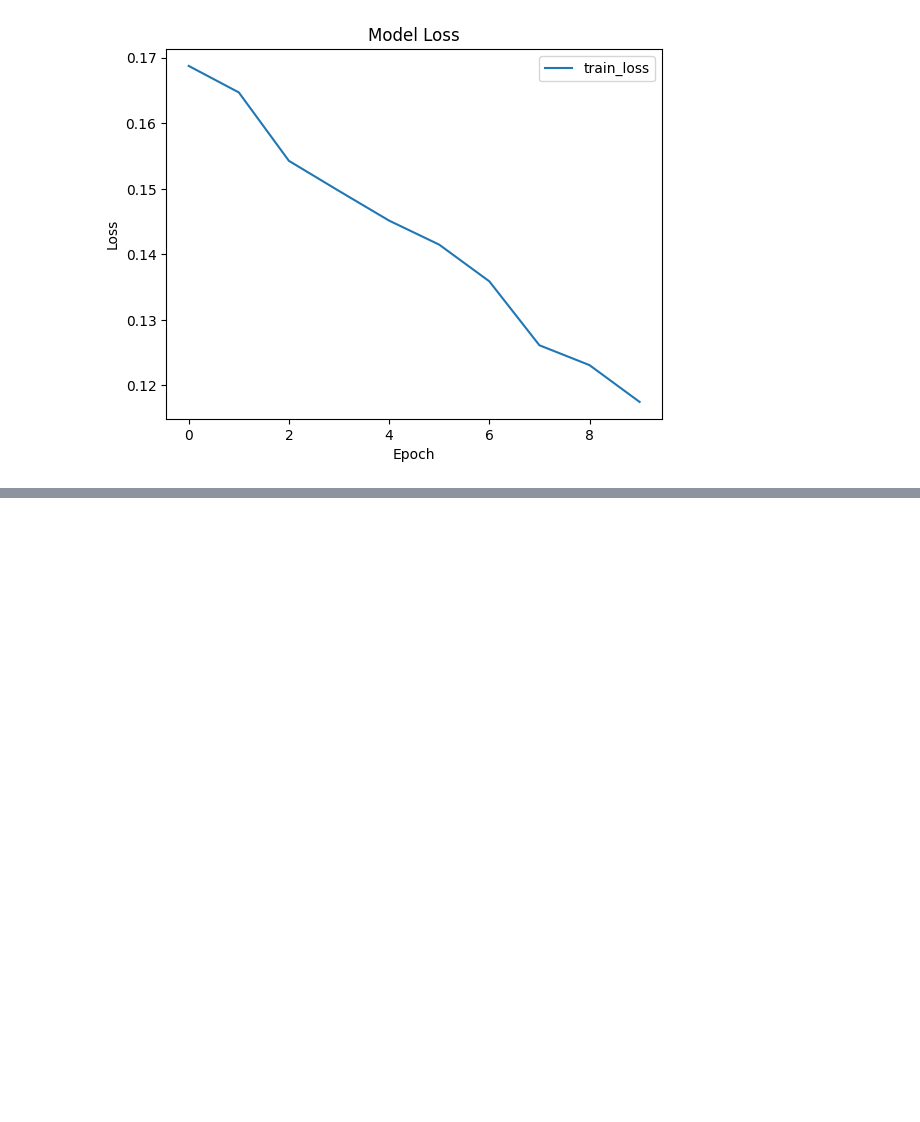
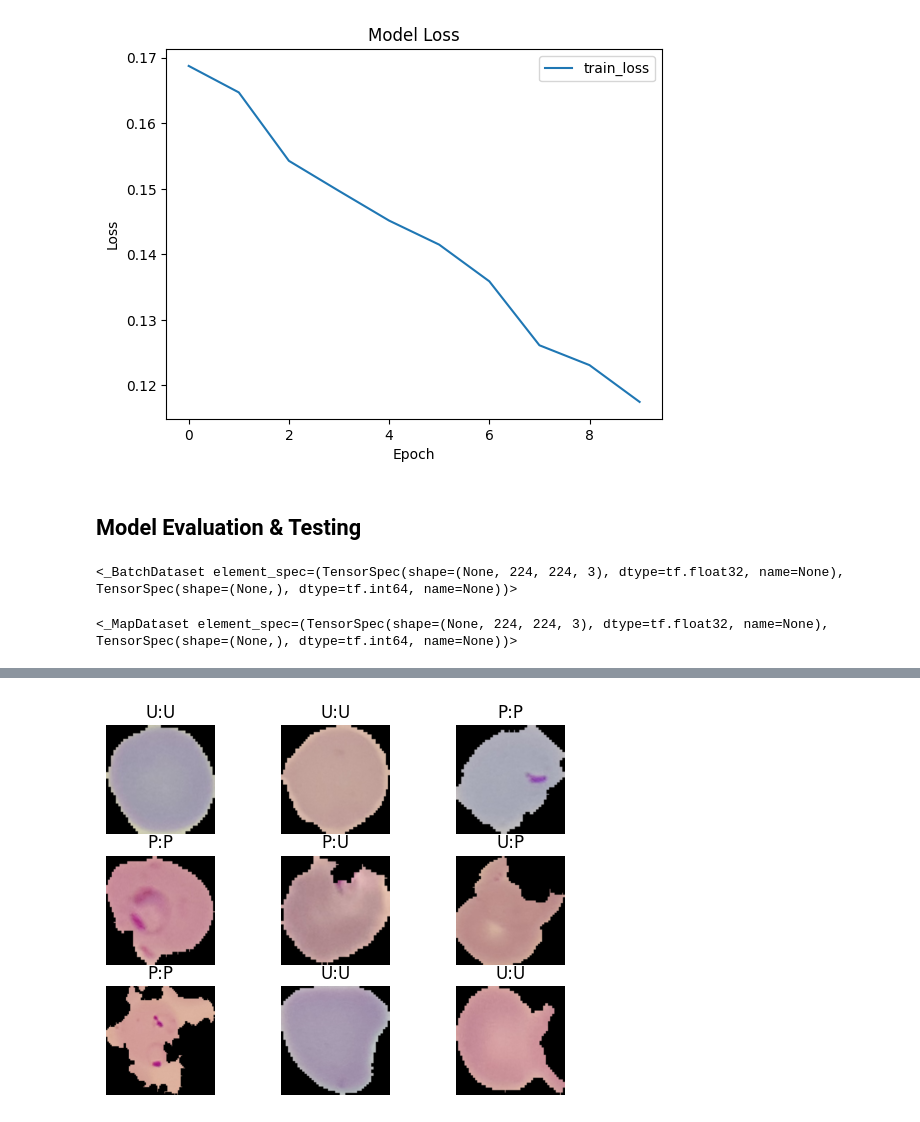
Before and after one commit to danrfletcher/malaria-diagnosis-convnet, a Jupyter notebook: model.ipynb, the cells around one changed output, grey strips where cells are left out. Saved outputs shown, nothing was run; the diff lists cells and outputs as text; code cells hidden in the pictures; blank space fills up the shorter version.

Commit message:
Completes testing & evaluation

```diff
--- a/model.ipynb
+++ b/model.ipynb
@@ -59,6 +59,7 @@ def resize_rescale(image, label):
 
 train_dataset = train_dataset.map(resize_rescale)
 val_dataset = val_dataset.map(resize_rescale)
+test_dataset = test_dataset.map(resize_rescale)
 
 for image,label in train_dataset.take(1):
     print(image, label)
@@ -111,6 +112,6 @@ model.compile(optimizer = Adam(learning_rate = 0.01),
               loss = BinaryCrossentropy(),
               metrics = 'accuracy')
 # %%
-history = model.fit(train_dataset, epochs = 10, verbose = 1)
+history = model.fit(train_dataset, validation_data = val_dataset, epochs = 10, verbose = 1)
 # %% [output]
 Epoch 1/10
@@ -151,3 +152,31 @@ plt.legend(['train_loss'])
 plt.show()
 # %% [output]
 [figure]
+# %% [markdown]
+## Model Evaluation & Testing
+# %%
+def parasite_or_not(x):
+    if(x<0.5):
+        return str('P')
+    else:
+        return str('U')
+# %%
+test_dataset = test_dataset.batch(1)
+# %%
+test_dataset
+# %% [output]
+<_BatchDataset element_spec=(TensorSpec(shape=(None, 224, 224, 3), dtype=tf.float32, name=None), TensorSpec(shape=(None,), dtype=tf.int64, name=None))>
+# %%
+val_dataset
+# %% [output]
+<_MapDataset element_spec=(TensorSpec(shape=(None, 224, 224, 3), dtype=tf.float32, name=None), TensorSpec(shape=(None,), dtype=tf.int64, name=None))>
+# %%
+for i, (image, label) in enumerate(test_dataset.take(9)):
+    ax = plt.subplot(3, 3, i + 1)
+
+    prediction = model.predict(image)
+
+    plt.imshow(image[0])
+    plt.title(str(parasite_or_not(label.numpy()[0])) + ":" + str(parasite_or_not(prediction[0])))
+    plt.axis('off')
+# %% [output]
@@ -153,0 +192 @@ plt.show()
+[figure, added]
```
Also changed, not shown: parts of 4 cells of this notebook.
